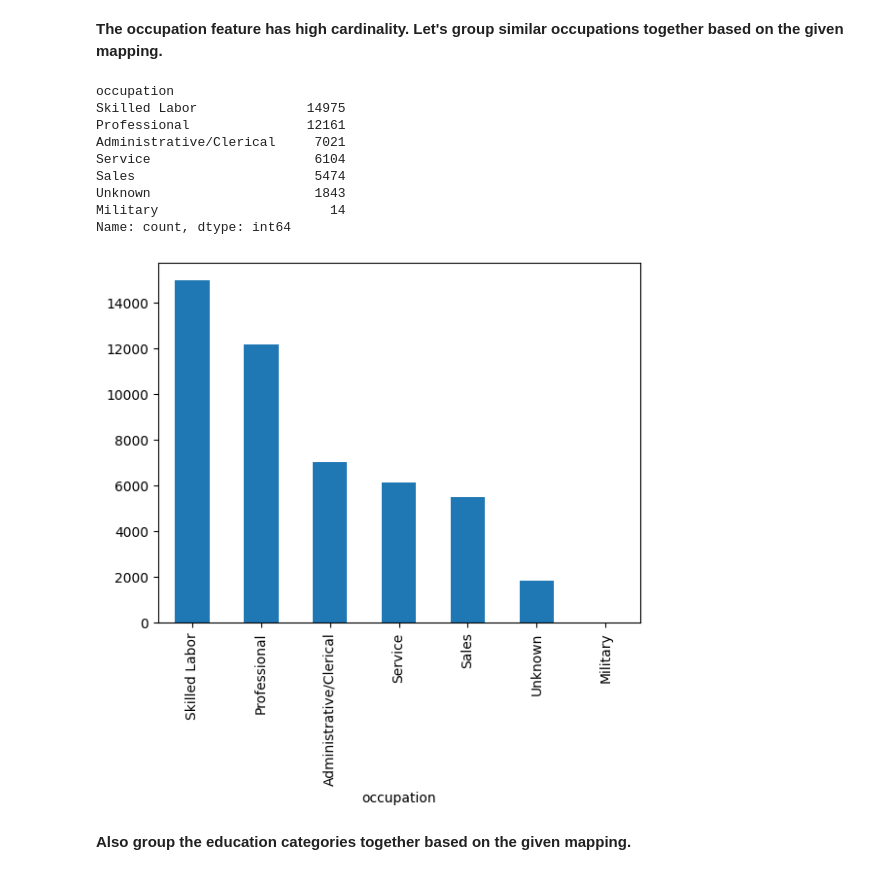
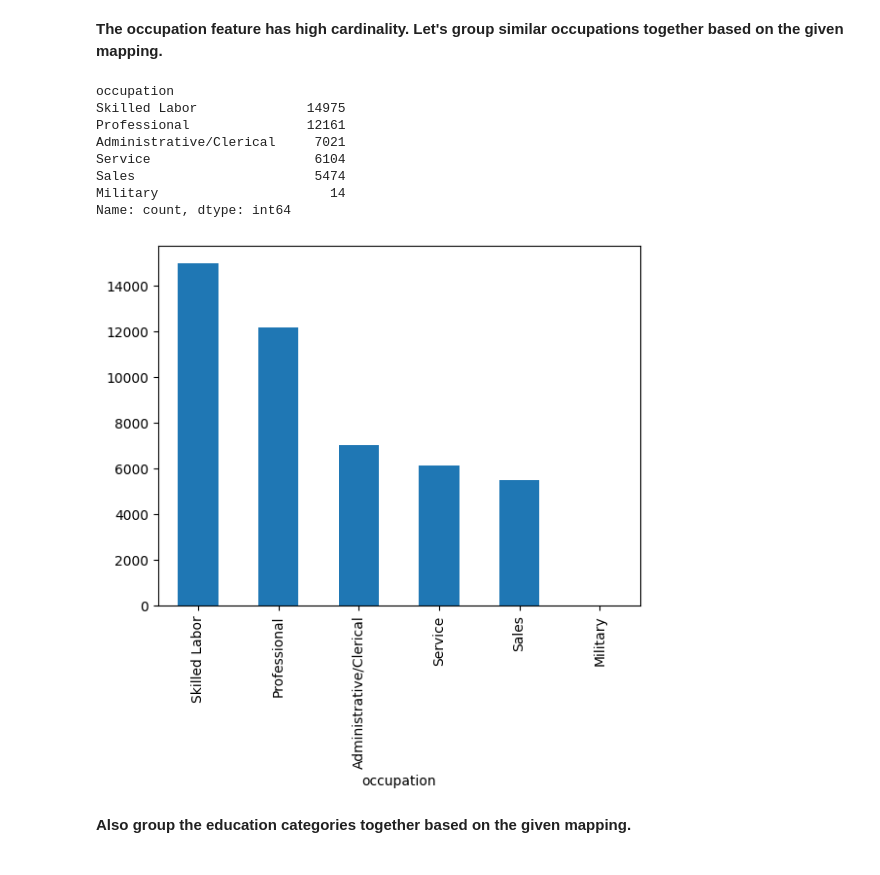
Before and after one commit to HalgasAdrian/CS5100, a Jupyter notebook: Programming Assignment 4/PA4 Q1.ipynb, the cells around one changed output. Drawn from its saved outputs; the diff is of its cells as text; code cells hidden in the pictures.

```diff
--- a/Programming Assignment 4/PA4 Q1.ipynb
+++ b/Programming Assignment 4/PA4 Q1.ipynb
@@ -195,6 +195,8 @@ df_cleaned = df_cleaned.dropna()
 # Write your code here
 print("Original DataFrame:")
 print(df_cleaned)
+
+df_cleaned = df_cleaned[~df_cleaned['occupation'].isin(['unknown', '?'])]
 # %% [output]
 Original DataFrame:
        age         workclass  fnlwgt  education  education-num  \
@@ -234,36 +240,35 @@ occupation_groups = {
     'Handlers-cleaners': 'Skilled Labor',
 
     'Prof-specialty': 'Professional',
     'Exec-managerial': 'Professional',
 
     'Adm-clerical': 'Administrative/Clerical',
     'Tech-support': 'Administrative/Clerical',
 
     'Sales': 'Sales',
 
     'Other-service': 'Service',
     'Protective-serv': 'Service',
     'Priv-house-serv': 'Service',
 
     'Armed-Forces': 'Military'
 }
 
 # Write your code here
-df_cleaned['occupation'] = df_cleaned['occupation'].map(occupation_groups).fillna('Unknown')
+df_cleaned['occupation'] = df_cleaned['occupation'].map(occupation_groups).fillna(df_cleaned['occupation'])
 df_cleaned['occupation'].value_counts().plot(kind='bar')
 
 df_cleaned["occupation"].value_counts()
 # %% [output]
 occupation
 Skilled Labor              14975
 Professional               12161
 Administrative/Clerical     7021
 Service                     6104
 Sales                       5474
-Unknown                     1843
 Military                      14
 Name: count, dtype: int64
-[figure, old version]
+[figure, new version]
 # %% [markdown]
 **Also group the education categories together based on the given mapping.**
 # %%
```
Also changed, not shown: parts of 14 cells of this notebook.
